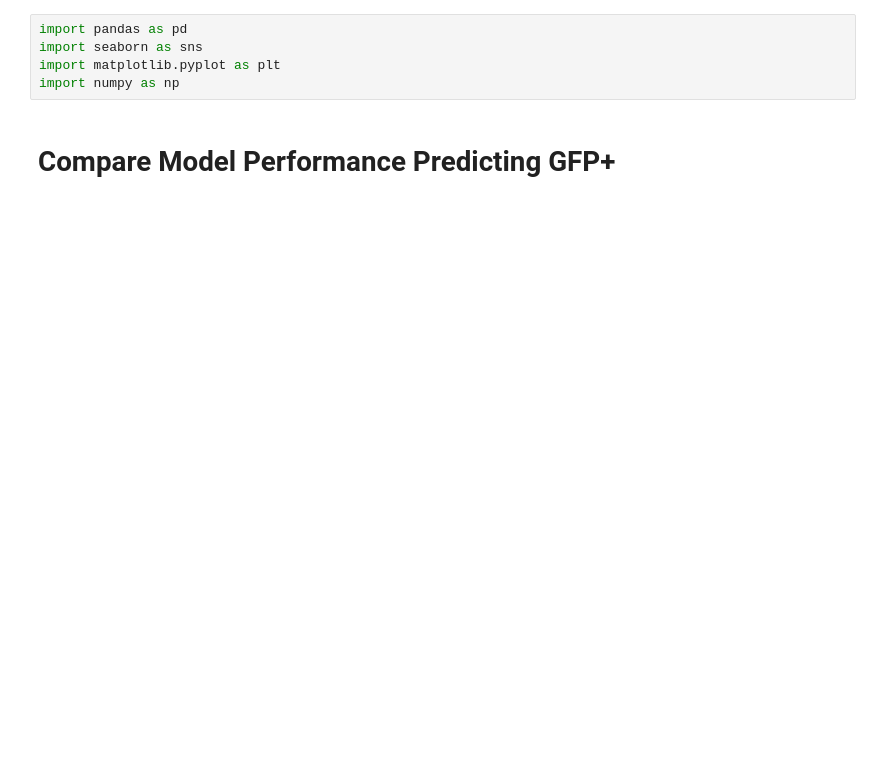
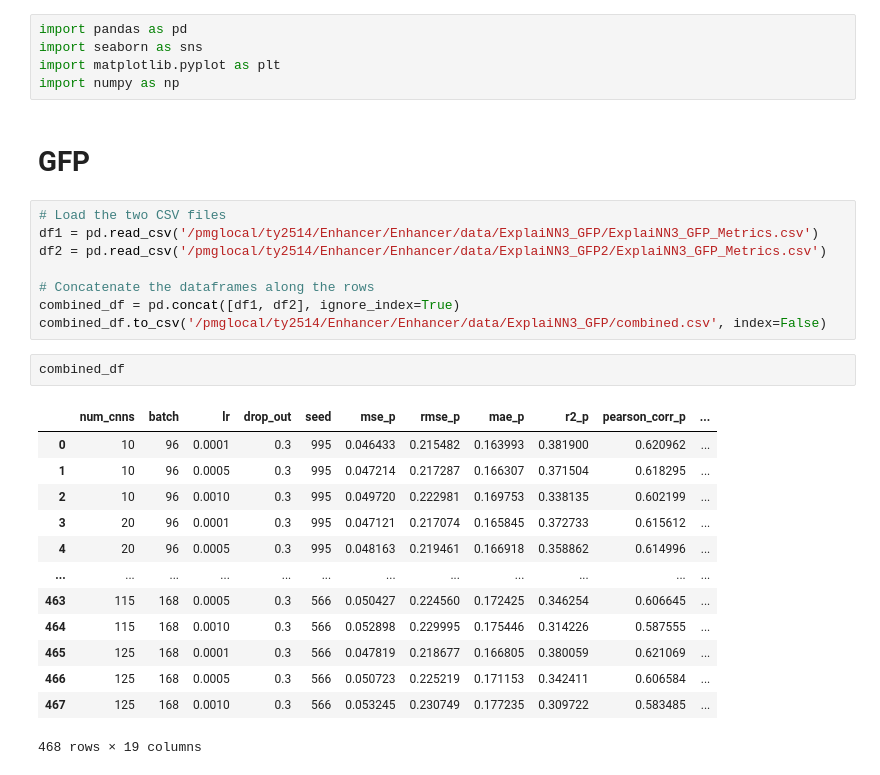
Before and after one commit to justinyutianji/Enhancer, a Jupyter notebook: Enhancer/visualization/Model_Performance_Comparison.ipynb, the cells around one changed output. Cells and saved outputs as stored; diff of their text form; blank space fills up the shorter version.

```diff
--- a/Enhancer/visualization/Model_Performance_Comparison.ipynb
+++ b/Enhancer/visualization/Model_Performance_Comparison.ipynb
@@ -4,5 +4,29 @@ import seaborn as sns
 import matplotlib.pyplot as plt
 import numpy as np
 # %% [markdown]
-# Compare Model Performance Predicting GFP+
+# GFP
+# %%
+# Load the two CSV files
+df1 = pd.read_csv('/pmglocal/ty2514/Enhancer/Enhancer/data/ExplaiNN3_GFP/ExplaiNN3_GFP_Metrics.csv')
+df2 = pd.read_csv('/pmglocal/ty2514/Enhancer/Enhancer/data/ExplaiNN3_GFP2/ExplaiNN3_GFP_Metrics.csv')
+
+# Concatenate the dataframes along the rows
+combined_df = pd.concat([df1, df2], ignore_index=True)
+combined_df.to_csv('/pmglocal/ty2514/Enhancer/Enhancer/data/ExplaiNN3_GFP/combined.csv', index=False)
+# %%
+combined_df
+# %% [output]
+|  | num_cnns | batch | lr | drop_out | seed | mse_p | rmse_p | mae_p | r2_p | pearson_corr_p | ... |
+| 0 | 10 | 96 | 0.0001 | 0.3 | 995 | 0.046433 | 0.215482 | 0.163993 | 0.381900 | 0.620962 | ... |
+| 1 | 10 | 96 | 0.0005 | 0.3 | 995 | 0.047214 | 0.217287 | 0.166307 | 0.371504 | 0.618295 | ... |
+| 2 | 10 | 96 | 0.0010 | 0.3 | 995 | 0.049720 | 0.222981 | 0.169753 | 0.338135 | 0.602199 | ... |
+| 3 | 20 | 96 | 0.0001 | 0.3 | 995 | 0.047121 | 0.217074 | 0.165845 | 0.372733 | 0.615612 | ... |
+| 4 | 20 | 96 | 0.0005 | 0.3 | 995 | 0.048163 | 0.219461 | 0.166918 | 0.358862 | 0.614996 | ... |
+| ... | ... | ... | ... | ... | ... | ... | ... | ... | ... | ... | ... |
+| 463 | 115 | 168 | 0.0005 | 0.3 | 566 | 0.050427 | 0.224560 | 0.172425 | 0.346254 | 0.606645 | ... |
+| 464 | 115 | 168 | 0.0010 | 0.3 | 566 | 0.052898 | 0.229995 | 0.175446 | 0.314226 | 0.587555 | ... |
+| 465 | 125 | 168 | 0.0001 | 0.3 | 566 | 0.047819 | 0.218677 | 0.166805 | 0.380059 | 0.621069 | ... |
+| 466 | 125 | 168 | 0.0005 | 0.3 | 566 | 0.050723 | 0.225219 | 0.171153 | 0.342411 | 0.606584 | ... |
+| 467 | 125 | 168 | 0.0010 | 0.3 | 566 | 0.053245 | 0.230749 | 0.177235 | 0.309722 | 0.583485 | ... |
+468 rows × 19 columns
 # %%
```
Also changed, not shown: parts of 9 cells of this notebook, 13 other files.
